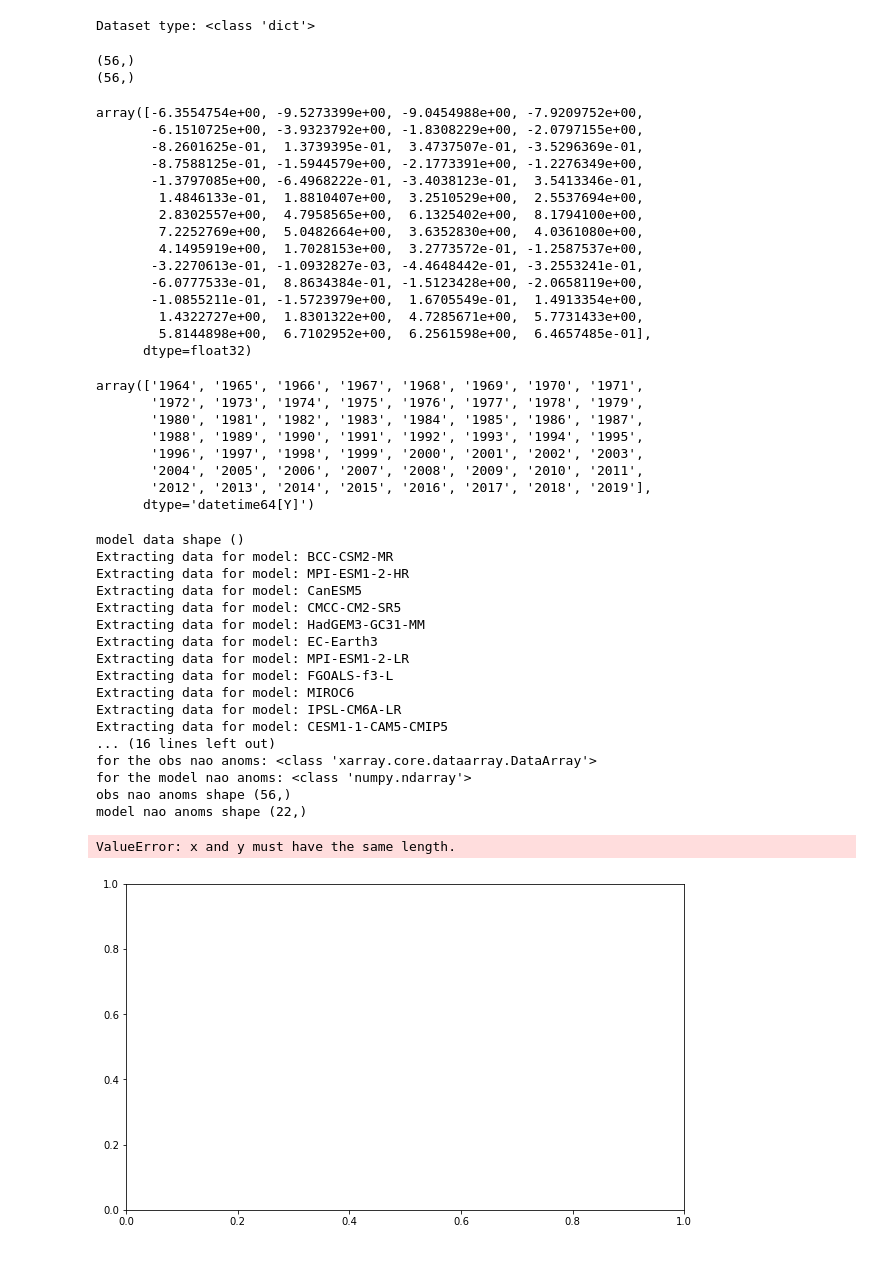
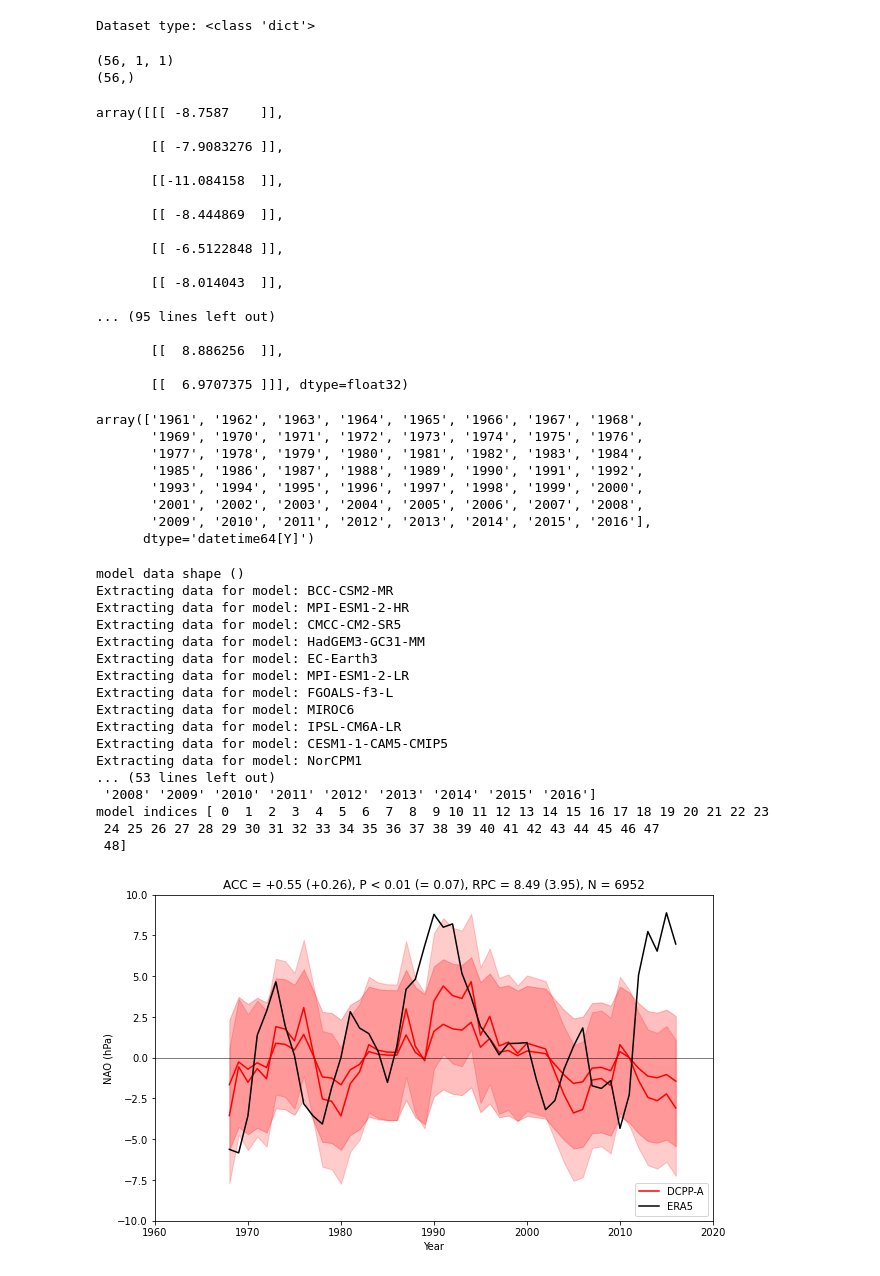
Before and after one commit to benhutchmet/lagging-NAO-test-suite, a Jupyter notebook: plotting.ipynb, the cells around one changed output. Saved outputs shown, nothing was run; the diff lists cells and outputs as text; code cells hidden in the pictures.

Commit message:
commit after changes for incorrect plotting

```diff
--- a/plotting.ipynb
+++ b/plotting.ipynb
@@ -23,7 +23,7 @@ import processing_NAO_data as pnd
 import functions_lag as fnc
 # %%
 # Load the observations manually
-obs = xr.open_dataset(dic.obs_long, chunks={"time": 50})
+obs = xr.open_dataset(dic.obs, chunks={"time": 50})
 # %%
 # Set up the forecast range and season
 forecast_range = "2-9"
@@ -36,7 +36,7 @@ test_model = [ "BCC-CSM2-MR" ]
 # Call the function to load the lagged ensemble members
 # %tb
 base_directory = "/home/users/benhutch/alternate-lag-processed-data"
-lagged_ensemble_members = fnc.load_data(base_directory, dic.models, variable, forecast_range, season)
+lagged_ensemble_members = fnc.load_data(base_directory, dic.models_no_can, variable, forecast_range, season)
 # %% [output]
 Searching for files in  /home/users/benhutch/alternate-lag-processed-data/*.nc
 Files for BCC-CSM2-MR: ['/home/users/benhutch/alternate-lag-processed-data/NAO_BCC-CSM2-MR_psl__DJFM_lag-4_r1i1.init-minus-1.nc', '/home/users/benhutch/alternate-lag-processed-data/NAO_BCC-CSM2-MR_psl ...
@@ -68,57 +66,58 @@ Dataset type: <class 'dict'>
 # Process the observations
 obs_nao_anom, obs_time = pnd.process_observations(obs)
 # %% [output]
+(56, 1, 1)
 (56,)
-(56,)
 # %%
 obs_nao_anom.values
 # %% [output]
-array([-6.3554754e+00, -9.5273399e+00, -9.0454988e+00, -7.9209752e+00,
-       -6.1510725e+00, -3.9323792e+00, -1.8308229e+00, -2.0797155e+00,
-       -8.2601625e-01,  1.3739395e-01,  3.4737507e-01, -3.5296369e-01,
-       -8.7588125e-01, -1.5944579e+00, -2.1773391e+00, -1.2276349e+00,
-       -1.3797085e+00, -6.4968222e-01, -3.4038123e-01,  3.5413346e-01,
-        1.4846133e-01,  1.8810407e+00,  3.2510529e+00,  2.5537694e+00,
-        2.8302557e+00,  4.7958565e+00,  6.1325402e+00,  8.1794100e+00,
-        7.2252769e+00,  5.0482664e+00,  3.6352830e+00,  4.0361080e+00,
-        4.1495919e+00,  1.7028153e+00,  3.2773572e-01, -1.2587537e+00,
-       -3.2270613e-01, -1.0932827e-03, -4.4648442e-01, -3.2553241e-01,
-       -6.0777533e-01,  8.8634384e-01, -1.5123428e+00, -2.0658119e+00,
-       -1.0855211e-01, -1.5723979e+00,  1.6705549e-01,  1.4913354e+00,
-        1.4322727e+00,  1.8301322e+00,  4.7285671e+00,  5.7731433e+00,
-        5.8144898e+00,  6.7102952e+00,  6.2561598e+00,  6.4657485e-01],
-      dtype=float32)
+array([[[ -8.7587    ]],
+
+       [[ -7.9083276 ]],
+
+       [[-11.084158  ]],
+
+       [[ -8.444869  ]],
+
+       [[ -6.5122848 ]],
+
+       [[ -8.014043  ]],
+
+... (95 lines left out)
+
+       [[  8.886256  ]],
+
+       [[  6.9707375 ]]], dtype=float32)
 # %%
 obs_time
 # %% [output]
-array(['1964', '1965', '1966', '1967', '1968', '1969', '1970', '1971',
-       '1972', '1973', '1974', '1975', '1976', '1977', '1978', '1979',
-       '1980', '1981', '1982', '1983', '1984', '1985', '1986', '1987',
-       '1988', '1989', '1990', '1991', '1992', '1993', '1994', '1995',
-       '1996', '1997', '1998', '1999', '2000', '2001', '2002', '2003',
-       '2004', '2005', '2006', '2007', '2008', '2009', '2010', '2011',
-       '2012', '2013', '2014', '2015', '2016', '2017', '2018', '2019'],
+array(['1961', '1962', '1963', '1964', '1965', '1966', '1967', '1968',
+       '1969', '1970', '1971', '1972', '1973', '1974', '1975', '1976',
+       '1977', '1978', '1979', '1980', '1981', '1982', '1983', '1984',
+       '1985', '1986', '1987', '1988', '1989', '1990', '1991', '1992',
+       '1993', '1994', '1995', '1996', '1997', '1998', '1999', '2000',
+       '2001', '2002', '2003', '2004', '2005', '2006', '2007', '2008',
+       '2009', '2010', '2011', '2012', '2013', '2014', '2015', '2016'],
       dtype='datetime64[Y]')
 # %%
 # Call the function to plot the data
-pnd.plot_ensemble_members_and_lagged_adjusted_mean(dic.models, extracted_model_data, model_time, obs_nao_anom, obs_time, forecast_range, season)
+pnd.plot_ensemble_members_and_lagged_adjusted_mean(dic.models_no_can, extracted_model_data, model_time, obs_nao_anom, obs_time, forecast_range, season)
 # %% [output]
 model data shape ()
 Extracting data for model: BCC-CSM2-MR
 Extracting data for model: MPI-ESM1-2-HR
-Extracting data for model: CanESM5
 Extracting data for model: CMCC-CM2-SR5
 Extracting data for model: HadGEM3-GC31-MM
 Extracting data for model: EC-Earth3
 Extracting data for model: MPI-ESM1-2-LR
 Extracting data for model: FGOALS-f3-L
 Extracting data for model: MIROC6
 Extracting data for model: IPSL-CM6A-LR
 Extracting data for model: CESM1-1-CAM5-CMIP5
-... (16 lines left out)
-for the obs nao anoms: <class 'xarray.core.dataarray.DataArray'>
-for the model nao anoms: <class 'numpy.ndarray'>
-obs nao anoms shape (56,)
-model nao anoms shape (22,)
+Extracting data for model: NorCPM1
+... (53 lines left out)
+ '2008' '2009' '2010' '2011' '2012' '2013' '2014' '2015' '2016']
+model indices [ 0  1  2  3  4  5  6  7  8  9 10 11 12 13 14 15 16 17 18 19 20 21 22 23
+ 24 25 26 27 28 29 30 31 32 33 34 35 36 37 38 39 40 41 42 43 44 45 46 47
+ 48]
-ValueError: x and y must have the same length.
-[figure, old version]
+[figure, new version]
```
Also changed, not shown: parts of 1 cell of this notebook, 2 other files.
